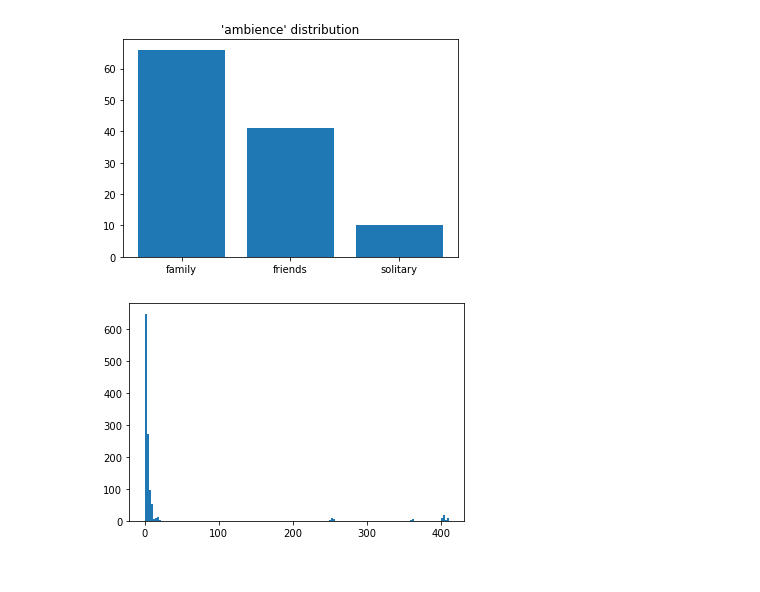
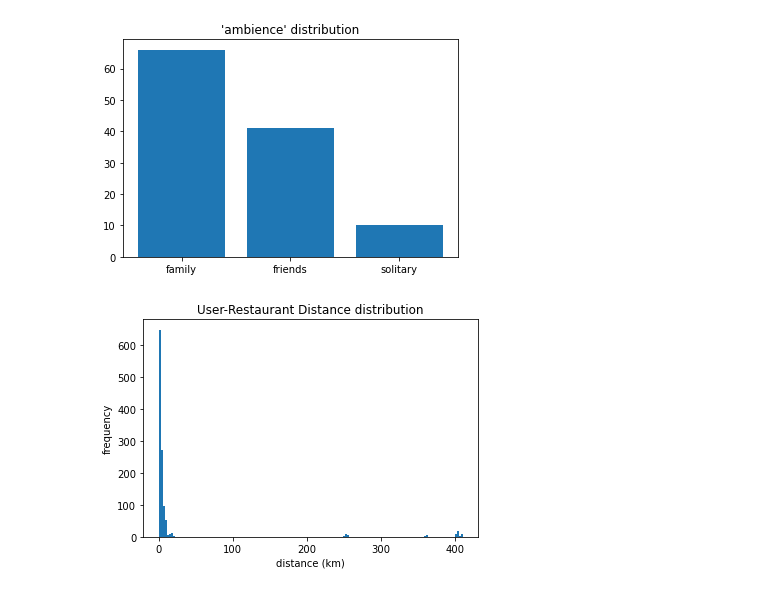
Before and after one commit to HusamAQ/RecSys_weRecommenaGrade10, a Jupyter notebook: notebooks/vector_based_recommendation.ipynb, the cells around one changed output. Saved outputs shown, nothing was run; the diff lists cells and outputs as text; code cells hidden in the pictures.

```diff
--- a/notebooks/vector_based_recommendation.ipynb
+++ b/notebooks/vector_based_recommendation.ipynb
@@ -58,6 +58,9 @@ for col in vector_cols_user:
 [figure]
 # %%
 plt.hist(distance_matrix['distance'], 150)
+plt.title('User-Restaurant Distance distribution')
+plt.xlabel('distance (km)')
+plt.ylabel('frequency')
 plt.savefig('../graphs/distance_hist.png')
 # %% [output]
-[figure, old version]
+[figure, new version]
```
Also changed, not shown: parts of 6 cells of this notebook, 5 other files.
